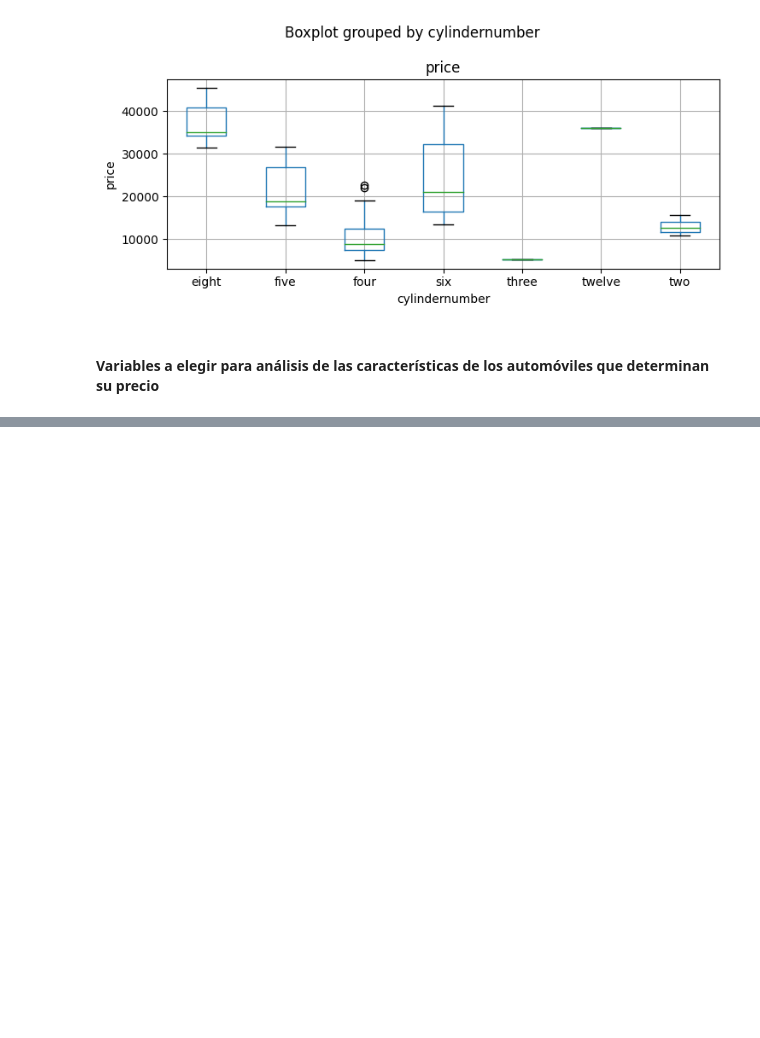
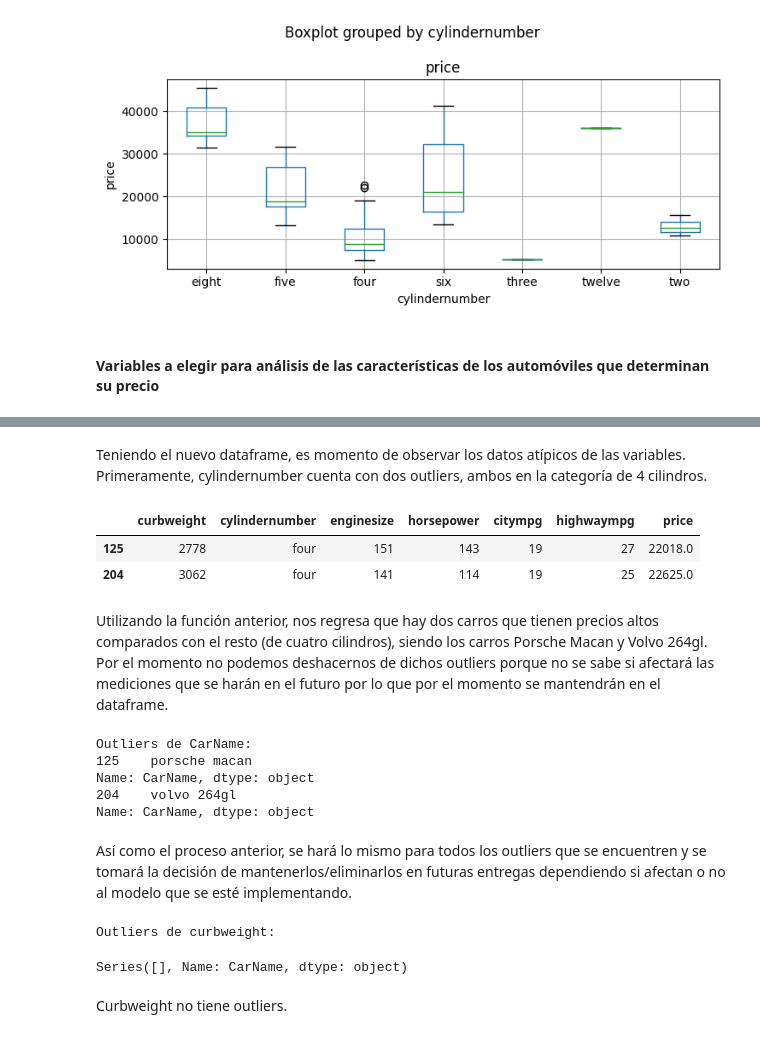
Before and after one commit to fedemedina72/PortafolioTC3006C, a Jupyter notebook: Modulo1/LimpiezaDatos.ipynb, the cells around one changed output, grey strips where cells are left out. Cells and saved outputs as stored; diff of their text form; code cells hidden in the pictures; blank space fills up the shorter version.

```diff
--- a/Modulo1/LimpiezaDatos.ipynb
+++ b/Modulo1/LimpiezaDatos.ipynb
@@ -414,0 +436,31 @@ plt.show()
+# %% [markdown]
+Teniendo el nuevo dataframe, es momento de observar los datos atípicos de las variables. Primeramente, cylindernumber cuenta con dos outliers, ambos en la categoría de 4 cilindros.
+# %%
+datos.loc[(datos['cylindernumber'] == 'four') & (datos['price'] > 20000)]
+# %% [output]
+|  | curbweight | cylindernumber | enginesize | horsepower | citympg | highwaympg | price |
+| 125 | 2778 | four | 151 | 143 | 19 | 27 | 22018.0 |
+| 204 | 3062 | four | 141 | 114 | 19 | 25 | 22625.0 |
+# %% [markdown]
+Utilizando la función anterior, nos regresa que hay dos carros que tienen precios altos comparados con el resto (de cuatro cilindros), siendo los carros Porsche Macan y Volvo 264gl. Por el momento no podemos deshacernos de dichos outliers porque no se sabe si afectará las mediciones que se harán en el futuro por lo que por el momento se mantendrán en el dataframe.
+# %%
+print('Outliers de cylindernumber: ')
+print(df['CarName'].iloc[[125]])
+print(df['CarName'].iloc[[204]])
+# %% [output]
+Outliers de CarName:
+125    porsche macan
+Name: CarName, dtype: object
+204    volvo 264gl
+Name: CarName, dtype: object
+# %% [markdown]
+Así como el proceso anterior, se hará lo mismo para todos los outliers que se encuentren y se tomará la decisión de mantenerlos/eliminarlos en futuras entregas dependiendo si afectan o no al modelo que se esté implementando.
+# %%
+outliers = df.loc[(datos['curbweight'] > (2935+1.5*(2935-2145)))]
+print('Outliers de curbweight: ')
+outliers['CarName']
+# %% [output]
+Outliers de curbweight:
+Series([], Name: CarName, dtype: object)
+# %% [markdown]
+Curbweight no tiene outliers.
```
Also changed, not shown: parts of 13 cells of this notebook.
